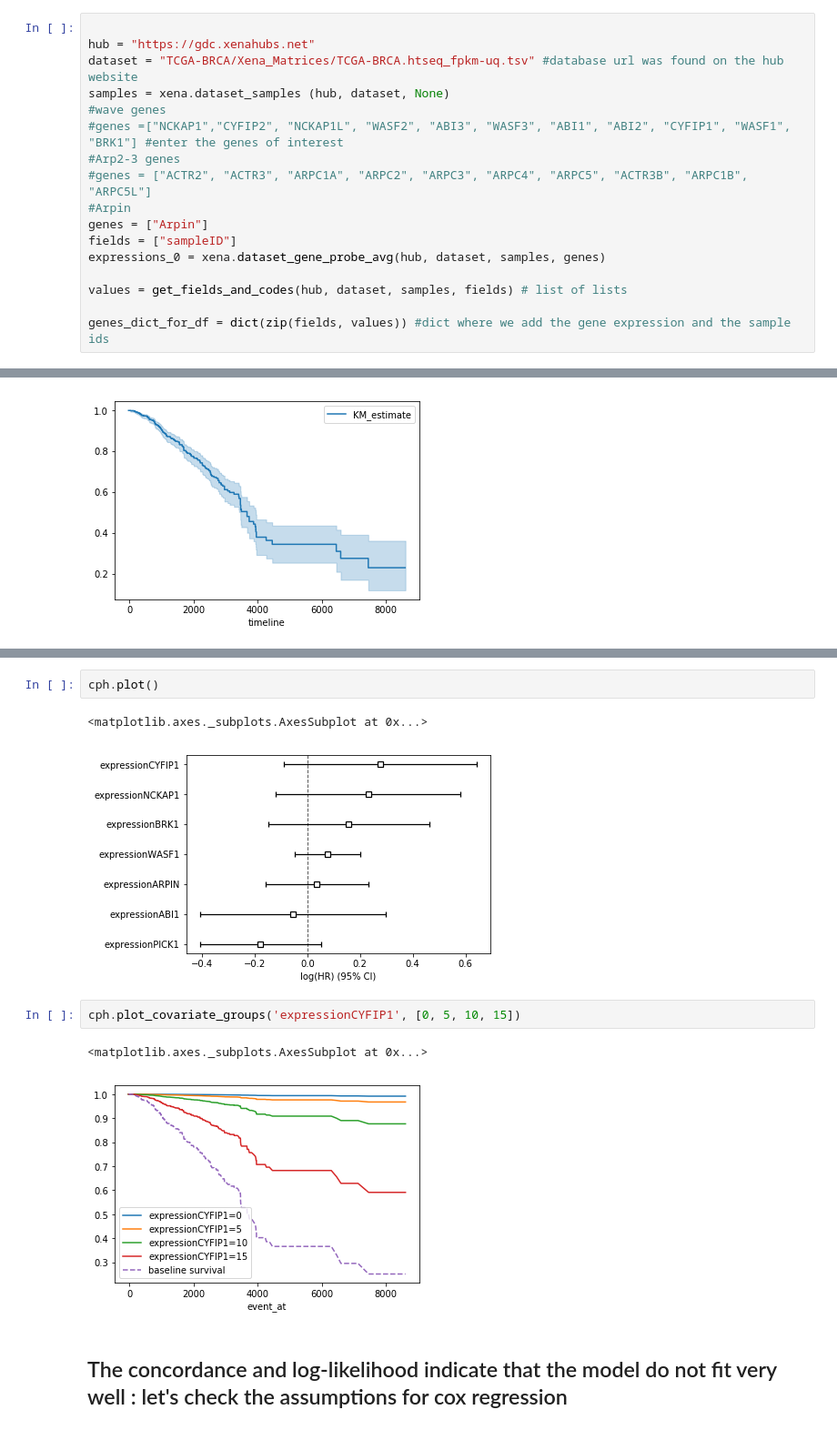
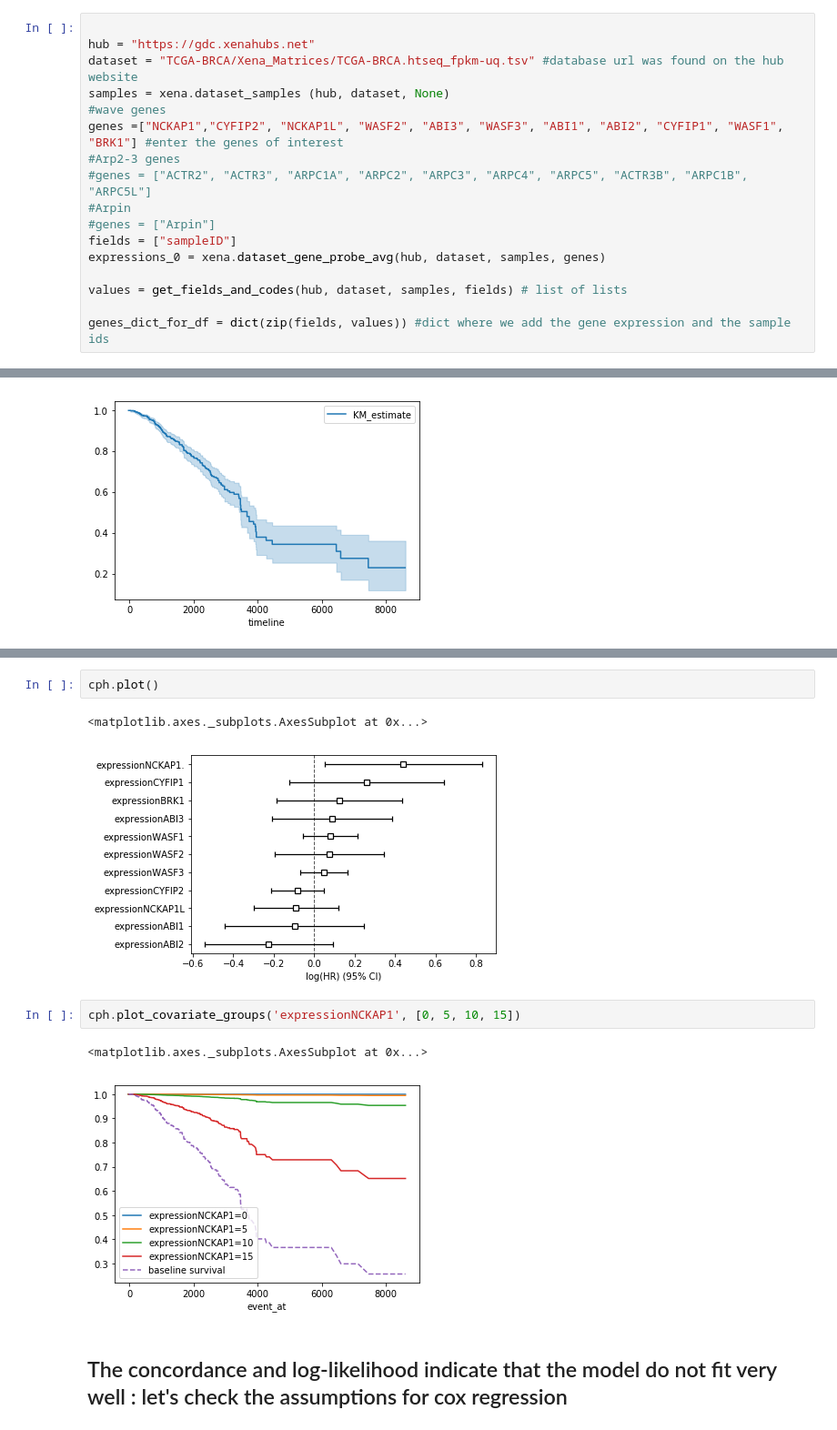
Before and after one commit to StephaneBereux/PSC, a Jupyter notebook: xena_scraping.ipynb, the cells around one changed output, grey strips where cells are left out. Shown at 91% size. Saved outputs shown, nothing was run; the diff lists cells and outputs as text.

```diff
--- a/xena_scraping.ipynb
+++ b/xena_scraping.ipynb
@@ -38,11 +38,11 @@ hub = "https://gdc.xenahubs.net"
 dataset = "TCGA-BRCA/Xena_Matrices/TCGA-BRCA.htseq_fpkm-uq.tsv" #database url was found on the hub website
 samples = xena.dataset_samples (hub, dataset, None)
 #wave genes
-#genes =["NCKAP1","CYFIP2", "NCKAP1L", "WASF2", "ABI3", "WASF3", "ABI1", "ABI2", "CYFIP1", "WASF1", "BRK1"] #enter the genes of interest
+genes =["NCKAP1","CYFIP2", "NCKAP1L", "WASF2", "ABI3", "WASF3", "ABI1", "ABI2", "CYFIP1", "WASF1", "BRK1"] #enter the genes of interest
 #Arp2-3 genes
 #genes = ["ACTR2", "ACTR3", "ARPC1A", "ARPC2", "ARPC3", "ARPC4", "ARPC5", "ACTR3B", "ARPC1B", "ARPC5L"]
 #Arpin
-genes = ["Arpin"]
+#genes = ["Arpin"]
 fields = ["sampleID"]
 expressions_0 = xena.dataset_gene_probe_avg(hub, dataset, samples, genes)
 
@@ -147,11 +147,11 @@ Likelihood ratio test = 15.58 on 7 df, log(p)=-3.53
 cph.plot()
 # %% [output]
 <matplotlib.axes._subplots.AxesSubplot at 0x...>
-[figure, old version]
+[figure, new version]
 # %%
-cph.plot_covariate_groups('expressionCYFIP1', [0, 5, 10, 15])
+cph.plot_covariate_groups('expressionNCKAP1', [0, 5, 10, 15])
 # %% [output]
 <matplotlib.axes._subplots.AxesSubplot at 0x...>
-[figure, old version]
+[figure, new version]
 # %% [markdown]
 ## The concordance and log-likelihood indicate that the model do not fit very well : let's check the assumptions for cox regression
```
Also changed, not shown: parts of 3 cells of this notebook.
